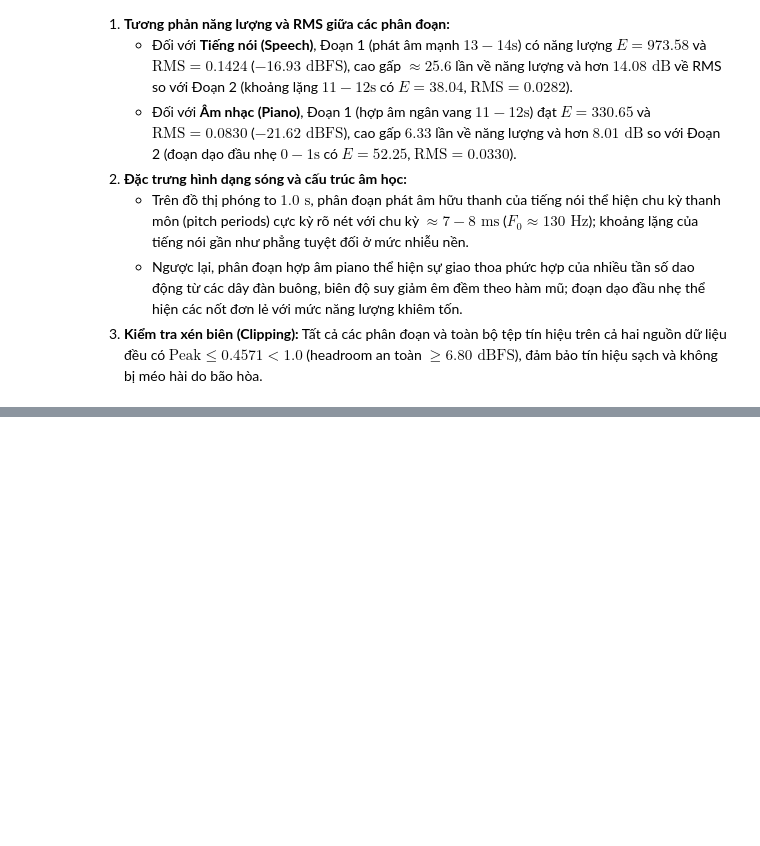
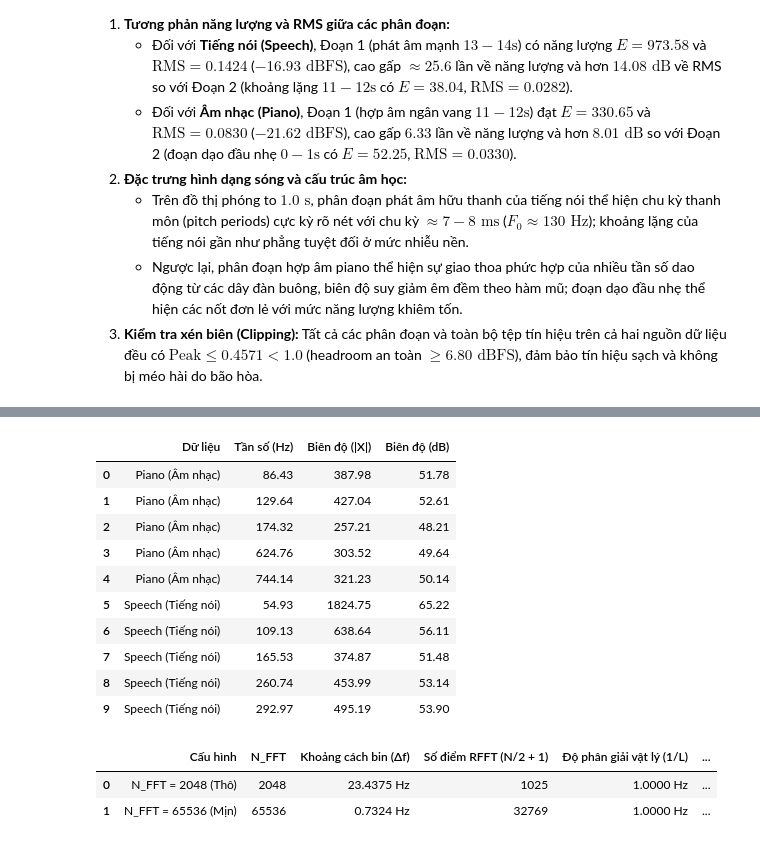
Before and after one commit to vminh16/Lab01_2351260673_NguyenVanMinh, a Jupyter notebook: Lab01_2351260673.ipynb, the cells around one changed output, grey strips where cells are left out. Cells and saved outputs as stored; diff of their text form; code cells hidden in the pictures; blank space fills up the shorter version.

```diff
--- a/Lab01_2351260673.ipynb
+++ b/Lab01_2351260673.ipynb
@@ -213,0 +217,74 @@ plt.show()
+# %%
+from scipy.signal import find_peaks
+
+# 1. Trích xuất phân đoạn 1.0s và nhân cửa sổ Hamming
+seg_piano_c = x_piano[int(11.0 * Fs_piano) : int(12.0 * Fs_piano)]
+w_piano = np.hamming(len(seg_piano_c))
+
+seg_speech_c = x_speech[int(13.0 * Fs_speech) : int(14.0 * Fs_speech)]
+w_speech = np.hamming(len(seg_speech_c))
+
+# 2. Tính FFT thực (RFFT) với 2 cấu hình NFFT
+NFFT_low = 2048
+NFFT_high = 65536
+
+# Piano
+X_pi_low = np.fft.rfft(seg_piano_c * w_piano, n=NFFT_low)
+f_pi_low = np.fft.rfftfreq(NFFT_low, 1 / Fs_piano)
+
+X_pi_high = np.fft.rfft(seg_piano_c * w_piano, n=NFFT_high)
+f_pi_high = np.fft.rfftfreq(NFFT_high, 1 / Fs_piano)
+mag_pi_db = 20 * np.log10(np.maximum(np.abs(X_pi_high), 1e-12))
+
+# Speech
+X_sp_low = np.fft.rfft(seg_speech_c * w_speech, n=NFFT_low)
+f_sp_low = np.fft.rfftfreq(NFFT_low, 1 / Fs_speech)
+
+X_sp_high = np.fft.rfft(seg_speech_c * w_speech, n=NFFT_high)
+f_sp_high = np.fft.rfftfreq(NFFT_high, 1 / Fs_speech)
+mag_sp_db = 20 * np.log10(np.maximum(np.abs(X_sp_high), 1e-12))
+
+# 3. Dò các đỉnh phổ nổi bật (dưới 2500 Hz)
+def get_top_peaks(f_arr, mag_arr, max_freq=2500, min_height=10, n_peaks=5):
+    idx_limit = int(max_freq / (f_arr[1] - f_arr[0]))
+    peaks, _ = find_peaks(mag_arr[:idx_limit], height=min_height, distance=int(30 / (f_arr[1] - f_arr[0])))
+    sorted_peaks = sorted(peaks, key=lambda i: mag_arr[i], reverse=True)[:n_peaks]
+    return sorted(sorted_peaks)
+
+pi_peaks = get_top_peaks(f_pi_high, mag_pi_db, n_peaks=5)
+sp_peaks = get_top_peaks(f_sp_high, mag_sp_db, n_peaks=5)
+
+# 4. Bảng tổng hợp đỉnh phổ
+peak_data = []
+for p in pi_peaks:
+    peak_data.append({"Dữ liệu": "Piano (Âm nhạc)", "Tần số (Hz)": round(f_pi_high[p], 2), "Biên độ (|X|)": round(float(np.abs(X_pi_high[p])), 2), "Biên độ (dB)": round(float(mag_pi_db[p]), 2)})
+for p in sp_peaks:
+    peak_data.append({"Dữ liệu": "Speech (Tiếng nói)", "Tần số (Hz)": round(f_sp_high[p], 2), "Biên độ (|X|)": round(float(np.abs(X_sp_high[p])), 2), "Biên độ (dB)": round(float(mag_sp_db[p]), 2)})
+df_peaks = pd.DataFrame(peak_data)
+display(df_peaks)
+
+# 5. Bảng so sánh 2 mức NFFT
+df_nfft = pd.DataFrame({
+    "Cấu hình": ["N_FFT = 2048 (Thô)", "N_FFT = 65536 (Mịn)"],
+    "N_FFT": [2048, 65536],
+    "Khoảng cách bin (Δf)": [f"{Fs_piano/2048:.4f} Hz", f"{Fs_piano/65536:.4f} Hz"],
+    "Số điểm RFFT (N/2 + 1)": [1025, 32769],
+    "Độ phân giải vật lý (1/L)": ["1.0000 Hz", "1.0000 Hz"],
+    "Bản chất kỹ thuật": ["Lưới tần số thưa, đỉnh phổ có dạng gấp khúc", "Zero-padding nội suy đường cong phổ mượt, định vị đỉnh chính xác"]
+})
+display(df_nfft)
+# %% [output]
+|  | Dữ liệu | Tần số (Hz) | Biên độ (|X|) | Biên độ (dB) |
+| 0 | Piano (Âm nhạc) | 86.43 | 387.98 | 51.78 |
+| 1 | Piano (Âm nhạc) | 129.64 | 427.04 | 52.61 |
+| 2 | Piano (Âm nhạc) | 174.32 | 257.21 | 48.21 |
+| 3 | Piano (Âm nhạc) | 624.76 | 303.52 | 49.64 |
+| 4 | Piano (Âm nhạc) | 744.14 | 321.23 | 50.14 |
+| 5 | Speech (Tiếng nói) | 54.93 | 1824.75 | 65.22 |
+| 6 | Speech (Tiếng nói) | 109.13 | 638.64 | 56.11 |
+| 7 | Speech (Tiếng nói) | 165.53 | 374.87 | 51.48 |
+| 8 | Speech (Tiếng nói) | 260.74 | 453.99 | 53.14 |
+| 9 | Speech (Tiếng nói) | 292.97 | 495.19 | 53.90 |
+|  | Cấu hình | N_FFT | Khoảng cách bin (Δf) | Số điểm RFFT (N/2 + 1) | Độ phân giải vật lý (1/L) | ... |
+| 0 | N_FFT = 2048 (Thô) | 2048 | 23.4375 Hz | 1025 | 1.0000 Hz | ... |
+| 1 | N_FFT = 65536 (Mịn) | 65536 | 0.7324 Hz | 32769 | 1.0000 Hz | ... |
```
Also changed, not shown: parts of 4 cells of this notebook, 4 other files.
